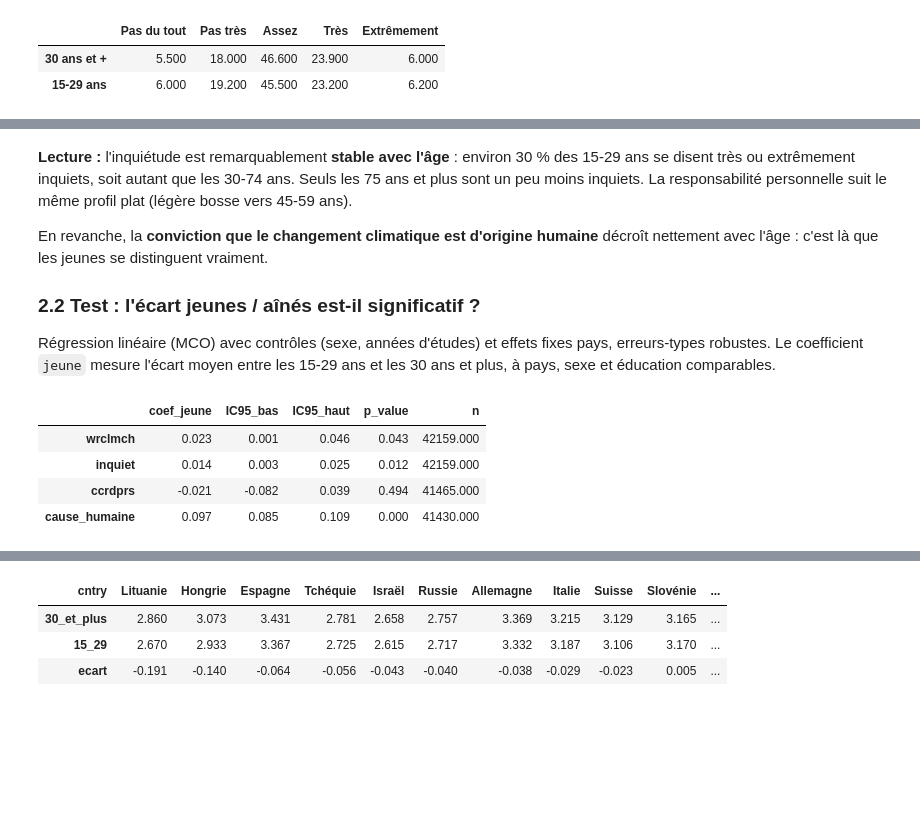
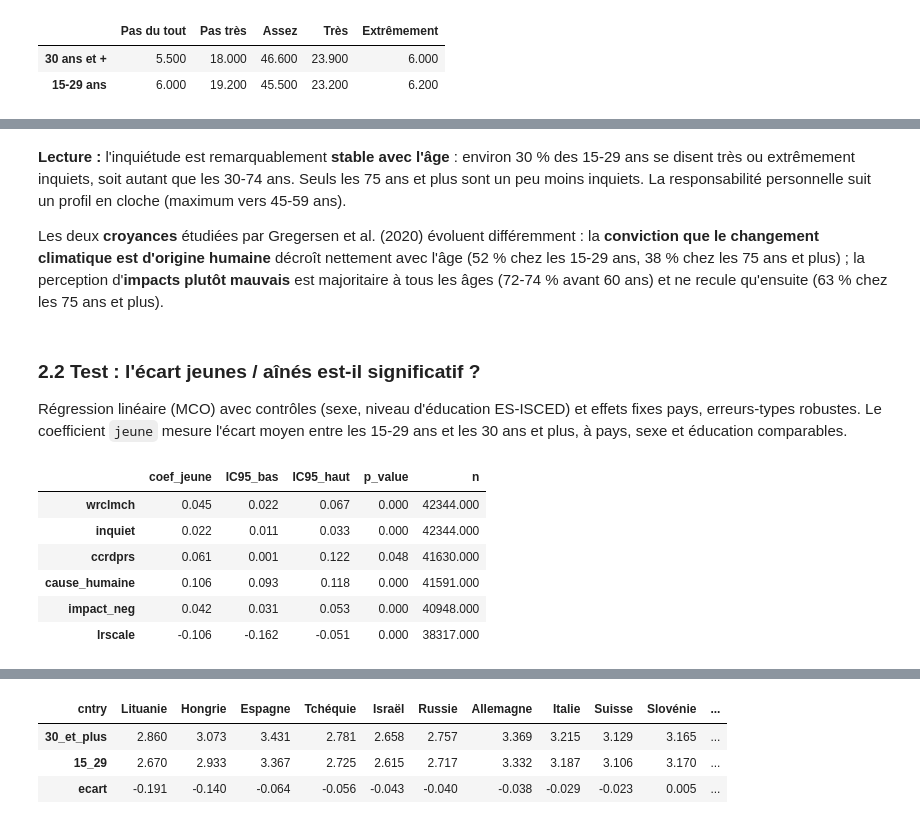
Before and after one commit to martindmv/climate-attitudes-ess8, a Jupyter notebook: analyse_climat_jeunes.ipynb, the cells around one changed output, grey strips where cells are left out. Saved outputs shown, nothing was run; the diff lists cells and outputs as text; code cells hidden in the pictures; blank space fills up the shorter version.

```diff
--- a/analyse_climat_jeunes.ipynb
+++ b/analyse_climat_jeunes.ipynb
@@ -34,8 +40,9 @@ plt.rcParams.update({
 # %% [markdown]
 ## 1. Chargement et préparation des données
 # %%
-cols = ['cntry', 'anweight', 'agea', 'gndr', 'eduyrs', 'mnactic',
-        'wrclmch', 'ccrdprs', 'ccnthum',                       # perception
+cols = ['cntry', 'anweight', 'agea', 'gndr', 'eduyrs', 'eisced', 'mnactic',
+        'wrclmch', 'ccrdprs', 'ccnthum', 'ccgdbd',             # perception
+        'lrscale',                                             # orientation politique
         'rdcenr', 'eneffap',                                   # comportements énergie
         'sgnptit', 'pbldmn', 'bctprd',                         # engagement politique
         'inctxff', 'sbsrnen', 'banhhap']                       # soutien aux politiques
@@ -59,6 +72,7 @@ On construit ensuite des indicateurs binaires faciles à lire (en %).
 # %%
 df.loc[df.rdcenr == 55, 'rdcenr'] = np.nan
 df.loc[df.ccnthum == 55, 'ccnthum'] = np.nan
+df.loc[df.eisced.isin([0, 55]), 'eisced'] = np.nan
 df = df[df.agea.notna()].copy()
 
 df['age_grp'] = pd.cut(df.agea, [14, 29, 44, 59, 74, 120],
@@ -74,6 +88,12 @@ def binaire(cond, src):
 df['inquiet']      = binaire(df.wrclmch >= 4, 'wrclmch')   # très / extrêmement inquiet
 df['cause_humaine']= binaire(df.ccnthum >= 4, 'ccnthum')   # principalement / entièrement humaine
 df['responsable']  = binaire(df.ccrdprs >= 7, 'ccrdprs')   # responsabilité perso >= 7/10
+df['impact']       = 10 - df.ccgdbd                          # 0 = très bon … 10 = très mauvais
+df['impact_neg']   = binaire(df.impact >= 6, 'ccgdbd')       # impact plutôt mauvais (Gregersen et al.)
+# Orientation politique
+df['gauche']       = binaire(df.lrscale <= 3, 'lrscale')
+df['droite']       = binaire(df.lrscale >= 7, 'lrscale')
+df['lr_nr']        = df.lrscale.isna().astype(float)         # ne se positionne pas
 # Comportements
 df['eco_energie']  = binaire(df.rdcenr >= 4, 'rdcenr')     # souvent / très souvent / toujours
 df['achat_eff']    = binaire(df.eneffap >= 8, 'eneffap')   # achat appareil efficace probable (>= 8/10)
@@ -85,7 +105,15 @@ df['pour_taxe']    = binaire(df.inctxff <= 2, 'inctxff')
 df['pour_subv']    = binaire(df.sbsrnen <= 2, 'sbsrnen')
 df['pour_interd']  = binaire(df.banhhap <= 2, 'banhhap')
 
+# Variables centrées sur la moyenne générale (comme dans l'article)
+for v in ['ccnthum', 'lrscale', 'agea', 'eisced']:
+    df[v + '_c'] = df[v] - df[v].mean()
+# Régions : pays post-communistes vs reste de l'échantillon (Europe de l'Ouest et Israël)
+EST = ['CZ', 'EE', 'HU', 'LT', 'PL', 'RU', 'SI']
+df['region'] = np.where(df.cntry.isin(EST), 'Ex-bloc communiste', 'Ouest et Israël')
+
 print(df.age_grp.value_counts().sort_index())
+print(df[['ccnthum', 'lrscale', 'agea', 'eisced']].mean().round(2))
 # %% [output]
 age_grp
 15-29     8095
@@ -109,5 +142,5 @@ def tableau(vars_, by='age_grp'):
 # %%
-perc = tableau(['wrclmch', 'inquiet', 'ccrdprs', 'responsable', 'cause_humaine'])
+perc = tableau(['wrclmch', 'inquiet', 'ccrdprs', 'responsable', 'cause_humaine', 'impact', 'impact_neg'])
 perc
 # %% [output]
 | age_grp | 15-29 | 30-44 | 45-59 | 60-74 | 75+ |
@@ -129,11 +164,12 @@ dist.index = ['30 ans et +', '15-29 ans']; dist.columns = labels
 | 30 ans et + | 5.500 | 18.000 | 46.600 | 23.900 | 6.000 |
 | 15-29 ans | 6.000 | 19.200 | 45.500 | 23.200 | 6.200 |
 # %%
-fig, ax = plt.subplots(figsize=(7, 3.6))
+fig, ax = plt.subplots(figsize=(7, 4))
 x = np.arange(5)
 series = [('inquiet', 'Très / extrêmement inquiet', BLUE),
           ('cause_humaine', 'Cause principalement humaine', ORANGE),
-          ('responsable', 'Se sent responsable (≥ 7/10)', AQUA)]
+          ('responsable', 'Se sent responsable (≥ 7/10)', AQUA),
+          ('impact_neg', 'Juge les impacts plutôt mauvais', PURPLE)]
 for v, lab, col in series:
     y = perc.loc[v].values * 100
     ax.plot(x, y, color=col, lw=2, marker='o', ms=7, mec='white', mew=1.5, label=lab)
@@ -141,9 +177,9 @@ for v, lab, col in series:
                 ha='right', va='center', color=TXT, fontsize=9)
     ax.annotate(f'{y[-1]:.0f} %', (x[-1], y[-1]), xytext=(8, 0), textcoords='offset points',
                 ha='left', va='center', color=TXT, fontsize=9)
-ax.set_xticks(x, perc.columns); ax.set_xlim(-0.6, 4.6); ax.set_ylim(0, 65)
+ax.set_xticks(x, perc.columns); ax.set_xlim(-0.6, 4.6); ax.set_ylim(0, 85)
 ax.set_xlabel("Groupe d'âge"); ax.set_ylabel('% des répondants')
 ax.set_title("Fig. 1 – Inquiétude et perception du changement climatique selon l'âge")
-ax.legend(frameon=False, loc='lower left', fontsize=9)
+ax.legend(frameon=False, loc='upper center', bbox_to_anchor=(0.5, -0.18), ncol=2, fontsize=9)
 fig.savefig(FIG / 'fig1_perception_age.png'); plt.show()
 # %% [output]
@@ -151,22 +187,28 @@ fig.savefig(FIG / 'fig1_perception_age.png'); plt.show()
 # %% [markdown]
-**Lecture :** l'inquiétude est remarquablement **stable avec l'âge** : environ 30 % des 15-29 ans se disent très ou extrêmement inquiets, soit autant que les 30-74 ans. Seuls les 75 ans et plus sont un peu moins inquiets. La responsabilité personnelle suit le même profil plat (légère bosse vers 45-59 ans).
+**Lecture :** l'inquiétude est remarquablement **stable avec l'âge** : environ 30 % des 15-29 ans se disent très ou extrêmement inquiets, soit autant que les 30-74 ans. Seuls les 75 ans et plus sont un peu moins inquiets. La responsabilité personnelle suit un profil en cloche (maximum vers 45-59 ans).
 
-En revanche, la **conviction que le changement climatique est d'origine humaine** décroît nettement avec l'âge : c'est là que les jeunes se distinguent vraiment.
-
-### 2.2 Test : l'écart jeunes / aînés est-il significatif ?
-Régression linéaire (MCO) avec contrôles (sexe, années d'études) et effets fixes pays, erreurs-types robustes. Le coefficient `jeune` mesure l'écart moyen entre les 15-29 ans et les 30 ans et plus, à pays, sexe et éducation comparables.
+Les deux **croyances** étudiées par Gregersen et al. (2020) évoluent différemment : la **conviction que le changement climatique est d'origine humaine** décroît nettement avec l'âge (52 % chez les 15-29 ans, 38 % chez les 75 ans et plus) ; la perception d'**impacts plutôt mauvais** est majoritaire à tous les âges (72-74 % avant 60 ans) et ne recule qu'ensuite (63 % chez les 75 ans et plus).
+# %% [markdown]
+### 2.2 Test : l'écart jeunes / aînés est-il significatif ?
+Régression linéaire (MCO) avec contrôles (sexe, niveau d'éducation ES-ISCED) et effets fixes pays, erreurs-types robustes. Le coefficient `jeune` mesure l'écart moyen entre les 15-29 ans et les 30 ans et plus, à pays, sexe et éducation comparables.
 # %%
-def effet_jeune(y, extra=''):
-    r = smf.ols(f'{y} ~ jeune + femme + eduyrs + C(cntry){extra}', data=df).fit(cov_type='HC1')
+CTRL = 'femme + eisced + C(cntry)'
+
+def effet_jeune(y, extra='', data=None):
+    data = df if data is None else data
+    r = smf.ols(f'{y} ~ jeune + {CTRL}{extra}', data=data).fit(cov_type='HC1')
     lo, hi = r.conf_int().loc['jeune']
     return pd.Series({'coef_jeune': r.params['jeune'], 'IC95_bas': lo, 'IC95_haut': hi,
                       'p_value': r.pvalues['jeune'], 'n': int(r.nobs)})
 
-res_perc = pd.DataFrame({y: effet_jeune(y) for y in ['wrclmch', 'inquiet', 'ccrdprs', 'cause_humaine']}).T
+res_perc = pd.DataFrame({y: effet_jeune(y) for y in
+                         ['wrclmch', 'inquiet', 'ccrdprs', 'cause_humaine', 'impact_neg', 'lrscale']}).T
 res_perc
 # %% [output]
 |  | coef_jeune | IC95_bas | IC95_haut | p_value | n |
-| wrclmch | 0.023 | 0.001 | 0.046 | 0.043 | 42159.000 |
-| inquiet | 0.014 | 0.003 | 0.025 | 0.012 | 42159.000 |
-| ccrdprs | -0.021 | -0.082 | 0.039 | 0.494 | 41465.000 |
-| cause_humaine | 0.097 | 0.085 | 0.109 | 0.000 | 41430.000 |
+| wrclmch | 0.045 | 0.022 | 0.067 | 0.000 | 42344.000 |
+| inquiet | 0.022 | 0.011 | 0.033 | 0.000 | 42344.000 |
+| ccrdprs | 0.061 | 0.001 | 0.122 | 0.048 | 41630.000 |
+| cause_humaine | 0.106 | 0.093 | 0.118 | 0.000 | 41591.000 |
+| impact_neg | 0.042 | 0.031 | 0.053 | 0.000 | 40948.000 |
+| lrscale | -0.106 | -0.162 | -0.051 | 0.000 | 38317.000 |
```
Also changed, not shown: parts of 40 cells of this notebook, 8 other files.
